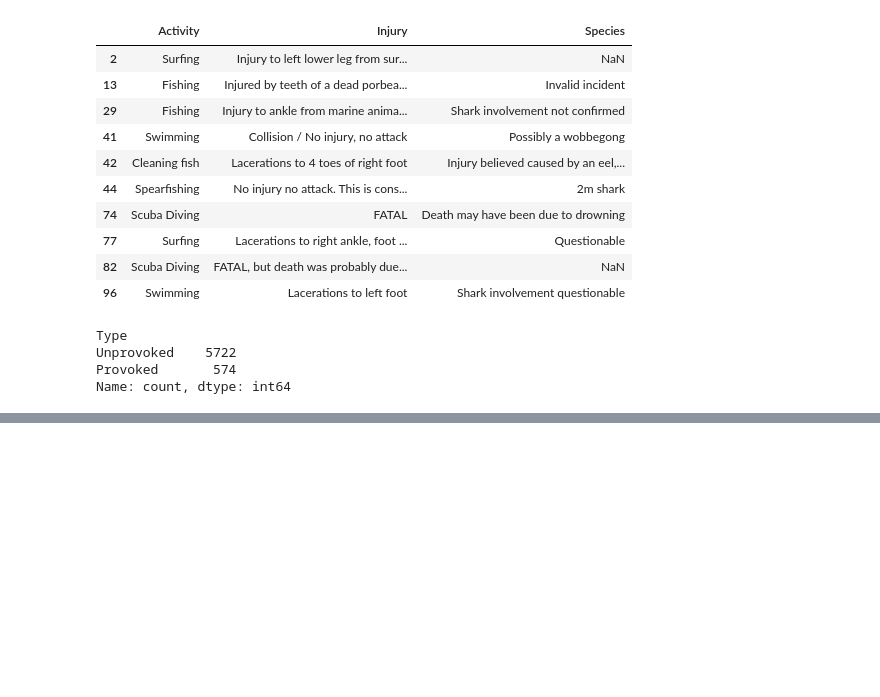
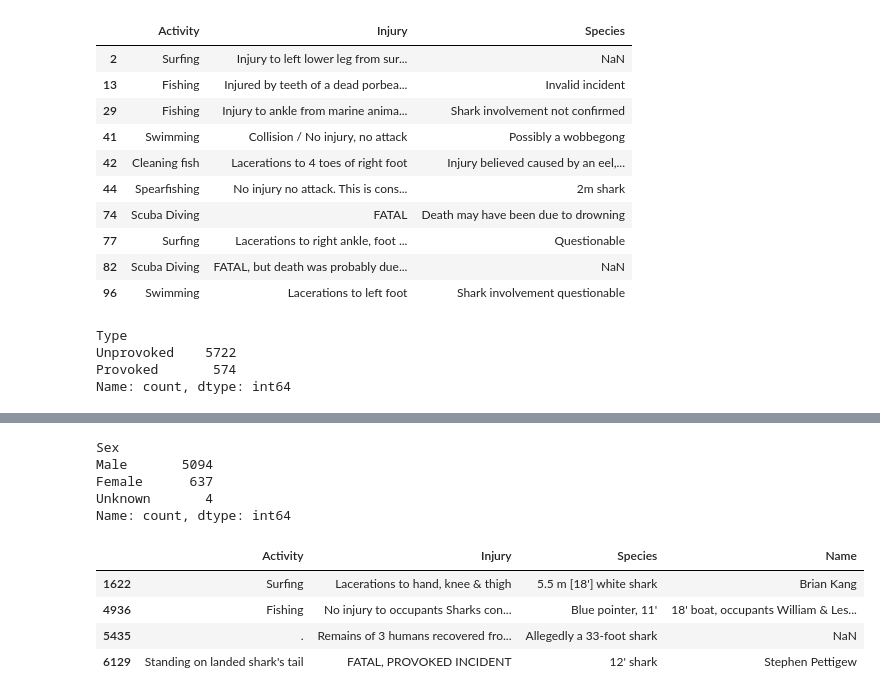
Before and after one commit to JuanGouveia/Pandas-Project, a Jupyter notebook: your-code/main.ipynb, the cells around one changed output, grey strips where cells are left out. Saved outputs shown, nothing was run; the diff lists cells and outputs as text; code cells hidden in the pictures; blank space fills up the shorter version.

Commit message:
columna sex limpia

```diff
--- a/your-code/main.ipynb
+++ b/your-code/main.ipynb
@@ -129,0 +150,2 @@ Name: count, dtype: int64
+# %%
+data.rename(columns = {'Sex ': 'Sex'}, inplace=True)
@@ -129,0 +192,32 @@ Name: count, dtype: int64
+# %%
+def limpiar_sex(x):
+
+    if pd.isnull(x):
+        return x
+    elif 'M' in x:
+        return 'Male'
+    elif 'F' in x:
+        return 'Female'
+    else:
+        return 'Unknown'
+# %%
+data.Sex = data.Sex.apply(limpiar_sex)
+data['Sex'].value_counts()
+# %% [output]
+Sex
+Male       5094
+Female      637
+Unknown       4
+Name: count, dtype: int64
+# %%
+valor3 = 'Unknown'
+filas_coincidentes3 = data[data['Sex'] == valor3].index          # filtrar por indice
+data_seleccionado3 = data.loc[filas_coincidentes3, ['Activity', 'Injury', 'Species ', 'Name']]
+
+data_seleccionado3
+# %% [output]
+|  | Activity | Injury | Species | Name |
+| 1622 | Surfing | Lacerations to hand, knee & thigh | 5.5 m [18'] white shark | Brian Kang |
+| 4936 | Fishing | No injury to occupants Sharks con... | Blue pointer, 11' | 18' boat, occupants William & Les... |
+| 5435 | . | Remains of 3 humans recovered fro... | Allegedly a 33-foot shark | NaN |
+| 6129 | Standing on landed shark's tail | FATAL, PROVOKED INCIDENT | 12' shark | Stephen Pettigew |
```
Also changed, not shown: parts of 6 cells of this notebook.
